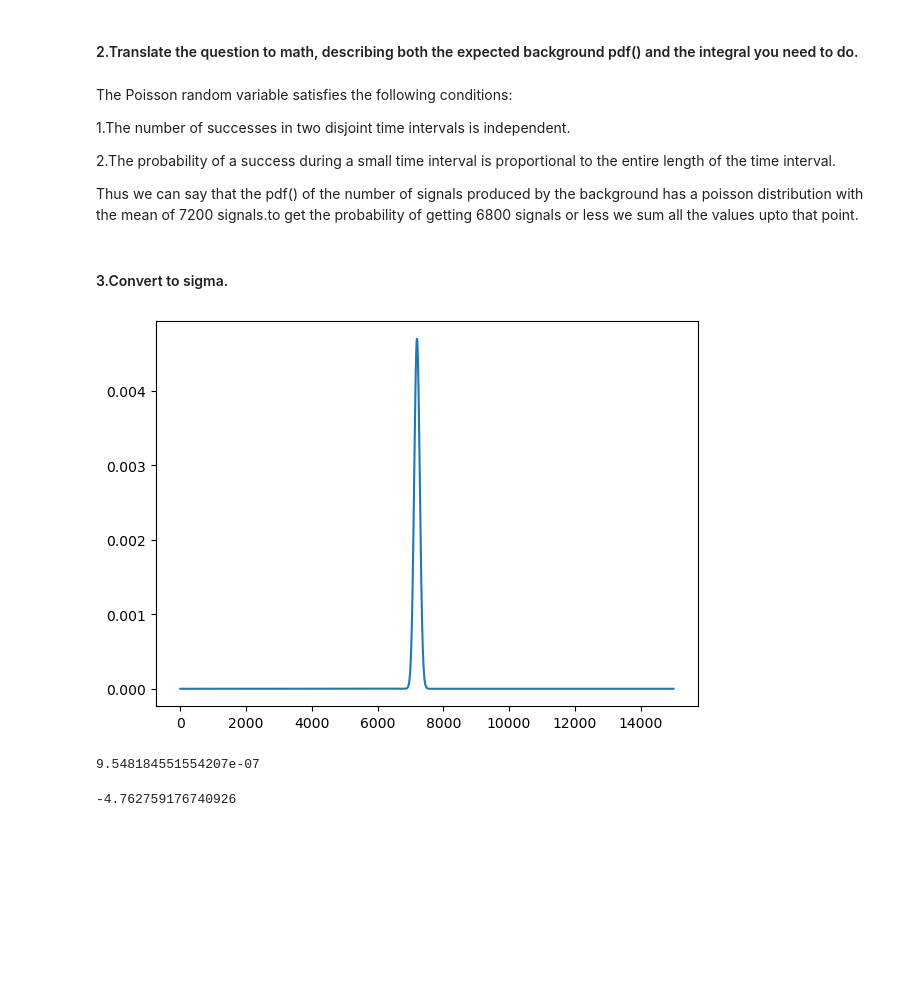
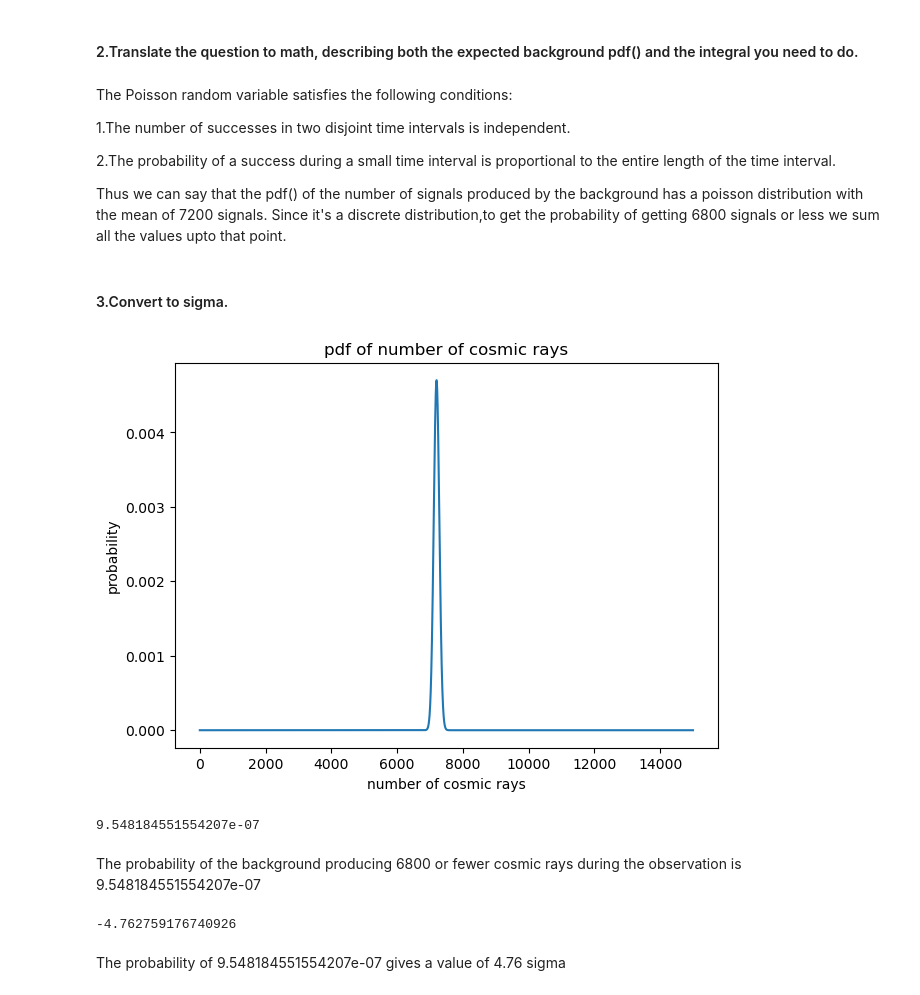
Before and after one commit to GShefali/repository1, a Jupyter notebook: lab3.ipynb, the cells around one changed output. Drawn from its saved outputs; the diff is of its cells as text; code cells hidden in the pictures; blank space fills up the shorter version.

```diff
--- a/lab3.ipynb
+++ b/lab3.ipynb
@@ -153,21 +245,28 @@ The Poisson random variable satisfies the following conditions:
 
 2.The probability of a success during a small time interval is proportional to the entire length of the time interval.
 
-Thus we can say that the pdf() of the number of signals produced by the background has a poisson distribution with the mean of 7200 signals.to get the probability of getting 6800 signals or less we sum all the values upto that point.
+Thus we can say that the pdf() of the number of signals produced by the background has a poisson distribution with the mean of 7200 signals. Since it's a discrete distribution,to get the probability of getting 6800 signals or less we sum all the values upto that point.
 # %% [markdown]
 #### 3.Convert to sigma.
 # %%
 mu = 7200
 x = np.arange(0, 15000)
 plt.plot(x, stats.poisson.pmf(x, mu))
+plt.title('pdf of number of cosmic rays')
+plt.xlabel('number of cosmic rays')
+plt.ylabel('probability')
 plt.show()
 # %% [output]
-[figure, old version]
+[figure, new version]
 # %%
 sum(stats.poisson.pmf(x, mu)[:6800])
 # %% [output]
 9.548184551554207e-07
+# %% [markdown]
+The probability of the background producing 6800 or fewer cosmic rays during the observation is 9.548184551554207e-07
 # %%
 stats.norm.ppf(9.548184551554207e-07)
 # %% [output]
 -4.762759176740926
+# %% [markdown]
+The probability of 9.548184551554207e-07 gives a value of 4.76 sigma
```
Also changed, not shown: parts of 36 cells of this notebook.
